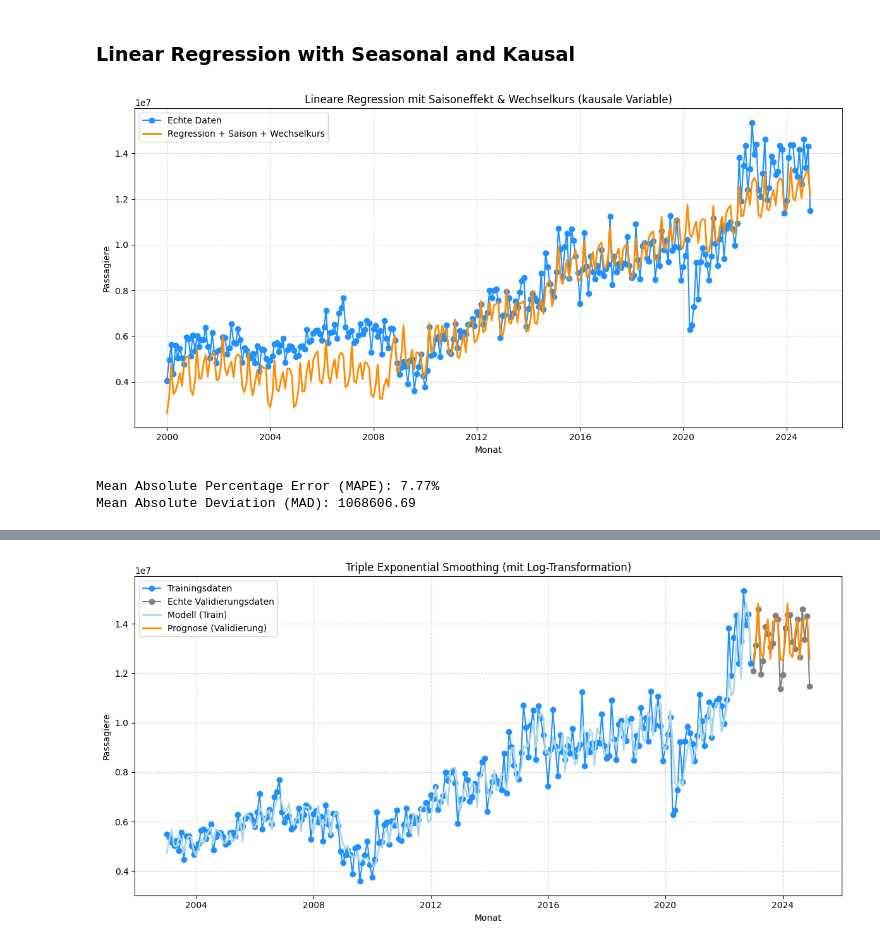
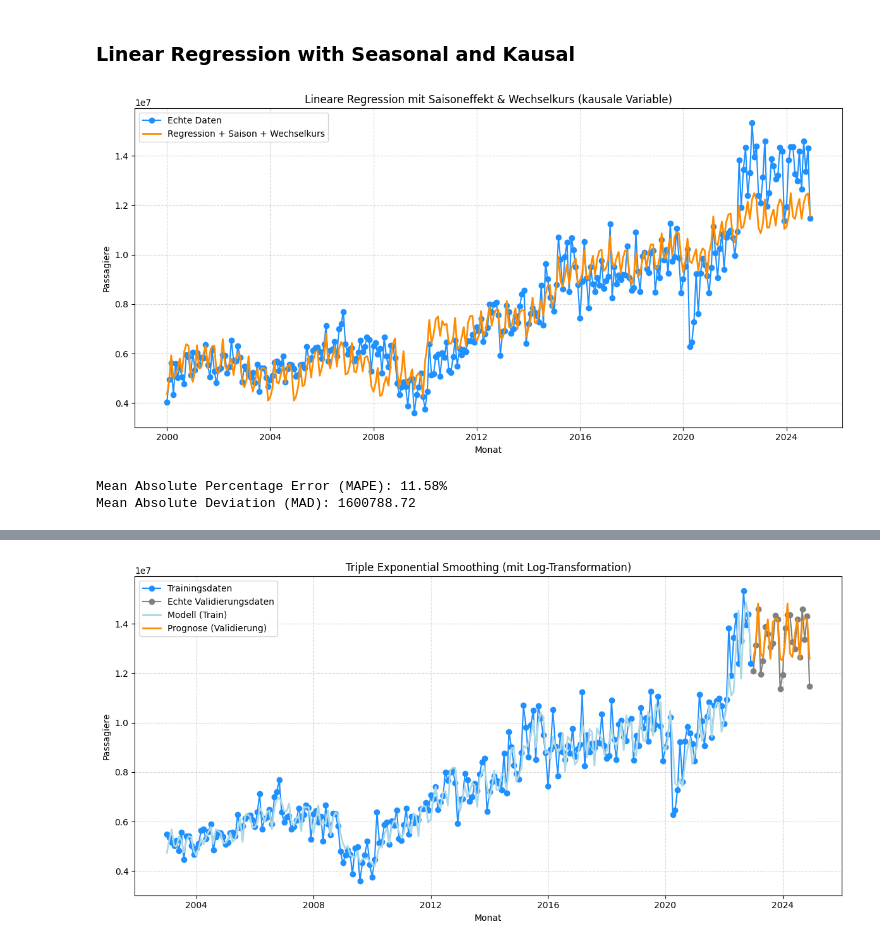
Before and after one commit to eliaspfe/BI_Vorlesung, a Jupyter notebook: Forecasting_Exports.ipynb, the cells around one changed output, grey strips where cells are left out. Cells and saved outputs as stored; diff of their text form; code cells hidden in the pictures.

```diff
--- a/Forecasting_Exports.ipynb
+++ b/Forecasting_Exports.ipynb
@@ -61,6 +61,7 @@ df = pd.merge(
     how='left'
 )
 df.rename(columns={'nachr.: Bruttoinlandsprodukt (Veränderung in %)': 'BIP_change'}, inplace=True)
+df['BIP_change'] = df['BIP_change'].str.replace(',', '.').astype(float)
 
 df['Monate_seit_start'] = (df['Date'].dt.year - df['Date'].dt.year.min()) * 12 + df['Date'].dt.month - df['Date'].dt.month.min()
 
@@ -242,46 +243,47 @@ import matplotlib.pyplot as plt
 df['Monat_num'] = df['Date'].dt.month
 dummies = pd.get_dummies(df['Monat_num'], prefix='Monat', drop_first=True)
 
+
 # Kausale Variable: Wechselkurs (Exchange Rate)
-kausale_variable = df[['Monthly_Avg_Exchange_Rate']]  # Falls du mehrere hast, hier einfach mehr auswählen
+kausale_variable = df[['Monthly_Avg_Exchange_Rate', 'BIP_change']]  # Falls du mehrere hast, hier einfach mehr auswählen
 
 # Features zusammenstellen
 X_all = pd.concat([df[['Monate_seit_start']], dummies, kausale_variable], axis=1)
 y_all = df['value_Outgoing']
 
 # Training (letzte 180 von allen bis auf die letzten 12) & Validierung (letzte 12)
-X_train = X_all.iloc[:-12].iloc[-180:]
-y_train = y_all.iloc[:-12].iloc[-180:]
+X_train = X_all.iloc[:-12]#.iloc[-180:]
+y_train = y_all.iloc[:-12]#.iloc[-180:]
 X_valid = X_all.iloc[-12:]
 y_valid = y_all.iloc[-12:]
 
 # Modell trainieren
 model = LinearRegression()
 model.fit(X_train, y_train)
 
 # Vorhersagen
 y_pred_all = model.predict(X_all)
 y_pred_valid = model.predict(X_valid)
 
 # Plot
 plt.figure(figsize=(12, 6))
 plt.plot(df['Date'], y_all, label='Echte Daten', marker='o', color='dodgerblue')
 plt.plot(df['Date'], y_pred_all, label='Regression + Saison + Wechselkurs', color='darkorange', linewidth=2)
 plt.xlabel('Monat')
 plt.ylabel('Passagiere')
 plt.title('Lineare Regression mit Saisoneffekt & Wechselkurs (kausale Variable)')
 plt.legend()
 plt.grid(True, linestyle='--', alpha=0.5)
 plt.tight_layout()
 plt.show()
 
 # Metriken
 mape = np.mean(np.abs((y_valid - y_pred_valid) / y_valid)) * 100
 mad = np.mean(np.abs(y_valid - y_pred_valid))
 
 print(f"Mean Absolute Percentage Error (MAPE): {mape:.2f}%")
 print(f"Mean Absolute Deviation (MAD): {mad:.2f}")
 # %% [output]
-[figure, old version]
+[figure, new version]
-Mean Absolute Percentage Error (MAPE): 7.77%
-Mean Absolute Deviation (MAD): 1068606.69
+Mean Absolute Percentage Error (MAPE): 11.58%
+Mean Absolute Deviation (MAD): 1600788.72
```
Also changed, not shown: parts of 8 cells of this notebook.
